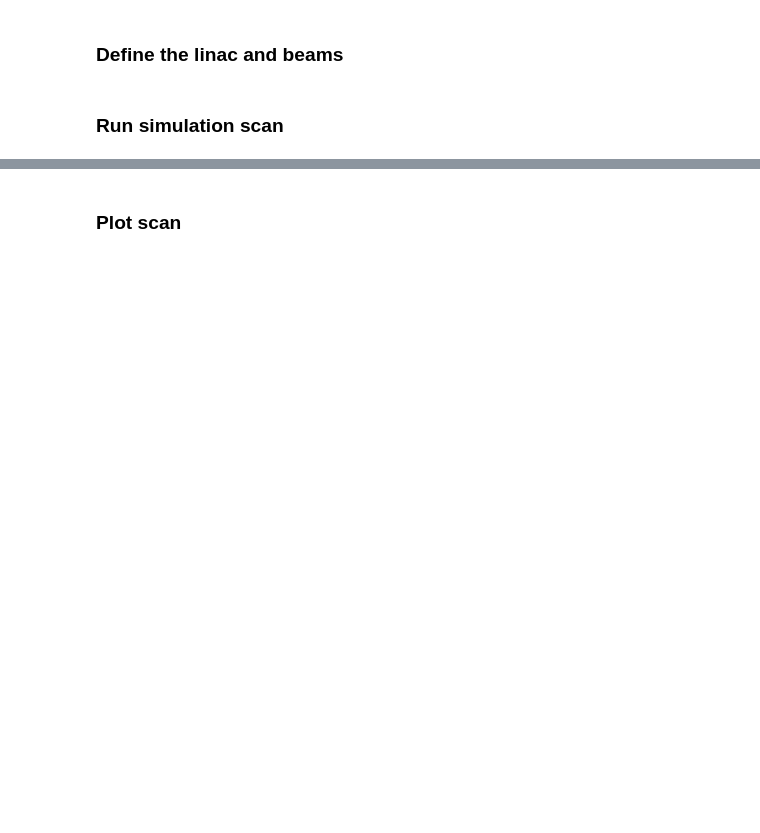
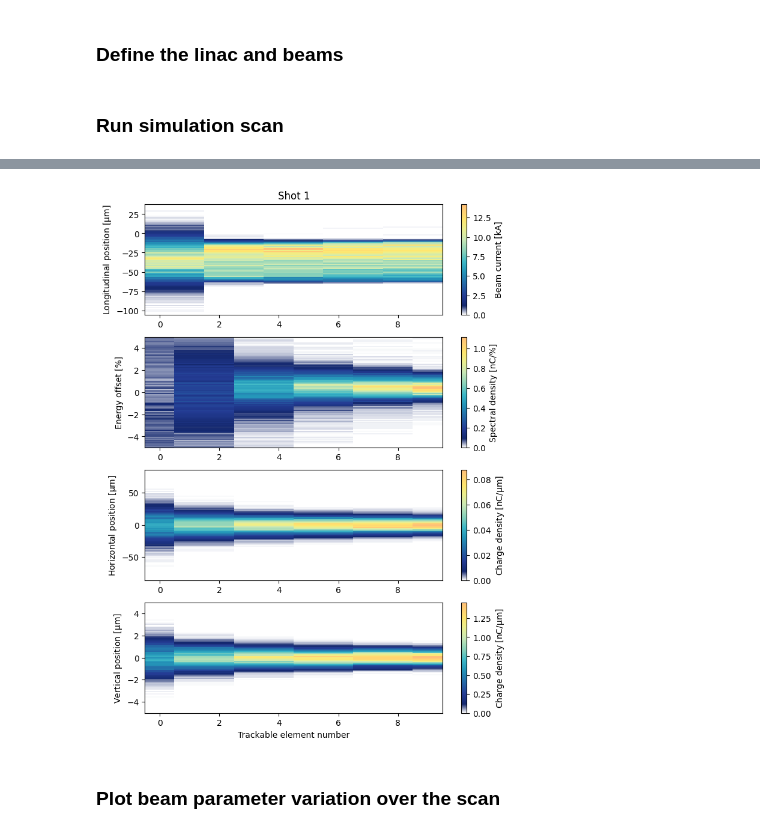
Before and after one commit to abel-framework/ABEL, a Jupyter notebook: examples/scan_example.ipynb, the cells around one changed output, grey strips where cells are left out. Cells and saved outputs as stored; diff of their text form; code cells hidden in the pictures; blank space fills up the shorter version.

Commit message:
Updated the scan example.

```diff
--- a/examples/scan_example.ipynb
+++ b/examples/scan_example.ipynb
@@ -115,5 +111,10 @@ linac.first_stage.plot_wakefield()
+# %%
+# evolution at the first step (lowest jitter)
+linac[0,0].plot_waterfalls()
+# %% [output]
+[figure, added]
 # %% [markdown]
-### Plot scan
+### Plot beam parameter variation over the scan
 # %%
 # plot energy spread vs bunch length
 linac.plot_beam_function(Beam.charge, label='Charge (nC)', scale=-1e-9, xscale='log', yscale='linear')
```
Also changed, not shown: parts of 6 cells of this notebook.
